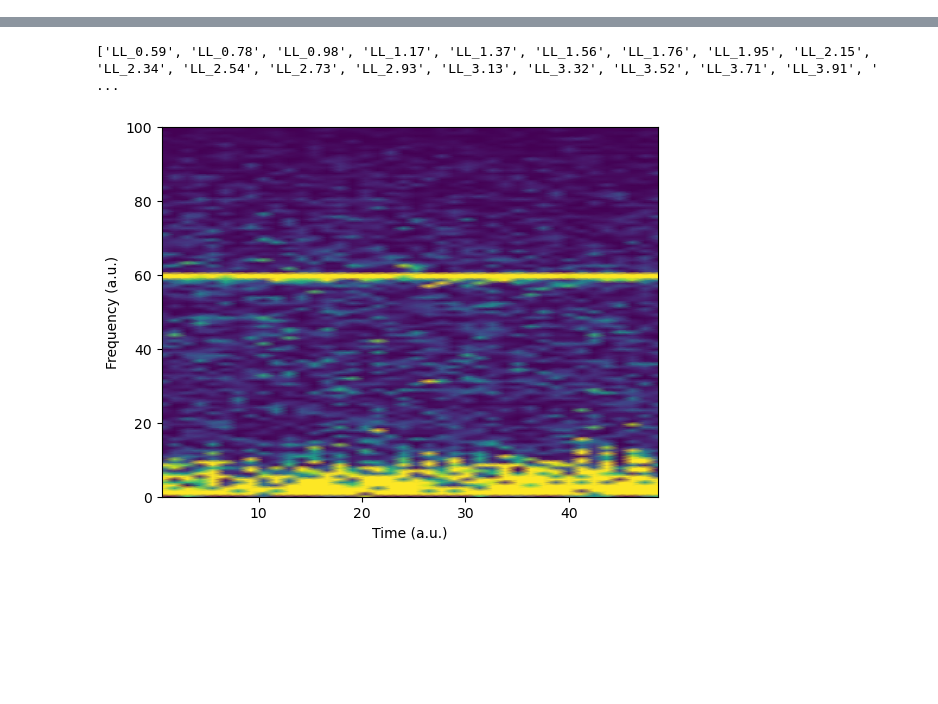
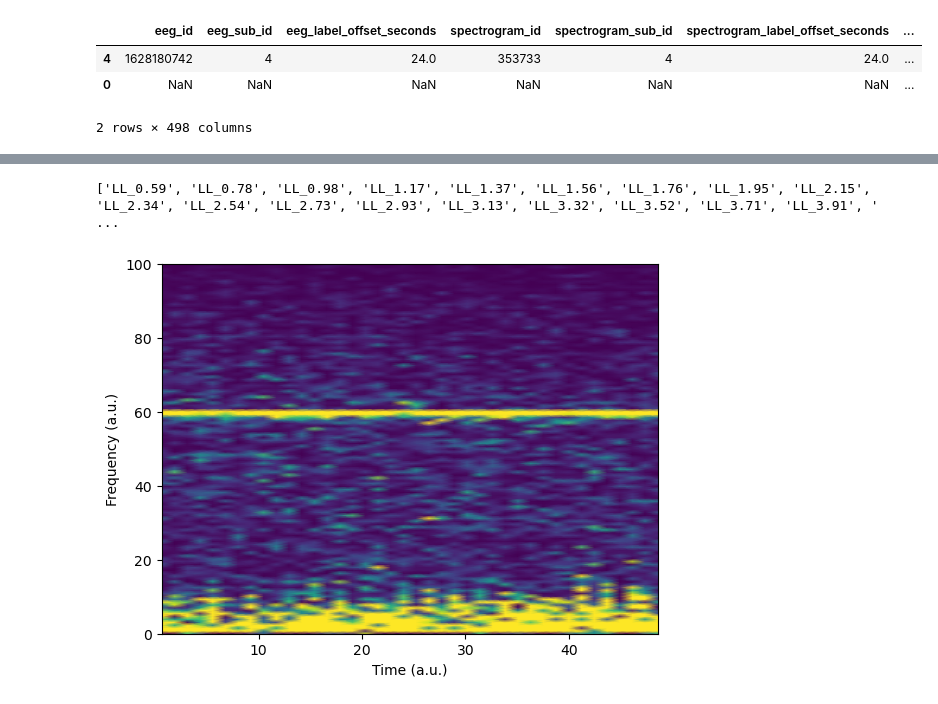
Before and after one commit to Neojaltare/HMSClassification, a Jupyter notebook: ClassifyEEG_Exploration.ipynb, the cells around one changed output, grey strips where cells are left out. Drawn from its saved outputs; the diff is of its cells as text; code cells hidden in the pictures; blank space fills up the shorter version.

```diff
--- a/ClassifyEEG_Exploration.ipynb
+++ b/ClassifyEEG_Exploration.ipynb
@@ -52,2 +173,7 @@ eeg_during = eeg.iloc[start:stop+1]
 # %%
-TD_Features = {}
+TD_Features['3080632009']
+# %% [output]
+|  | eeg_id | eeg_sub_id | eeg_label_offset_seconds | spectrogram_id | spectrogram_sub_id | spectrogram_label_offset_seconds | ... |
+| 4 | 1628180742 | 4 | 24.0 | 353733 | 4 | 24.0 | ... |
+| 0 | NaN | NaN | NaN | NaN | NaN | NaN | ... |
+2 rows × 498 columns
```
Also changed, not shown: parts of 12 cells of this notebook.
